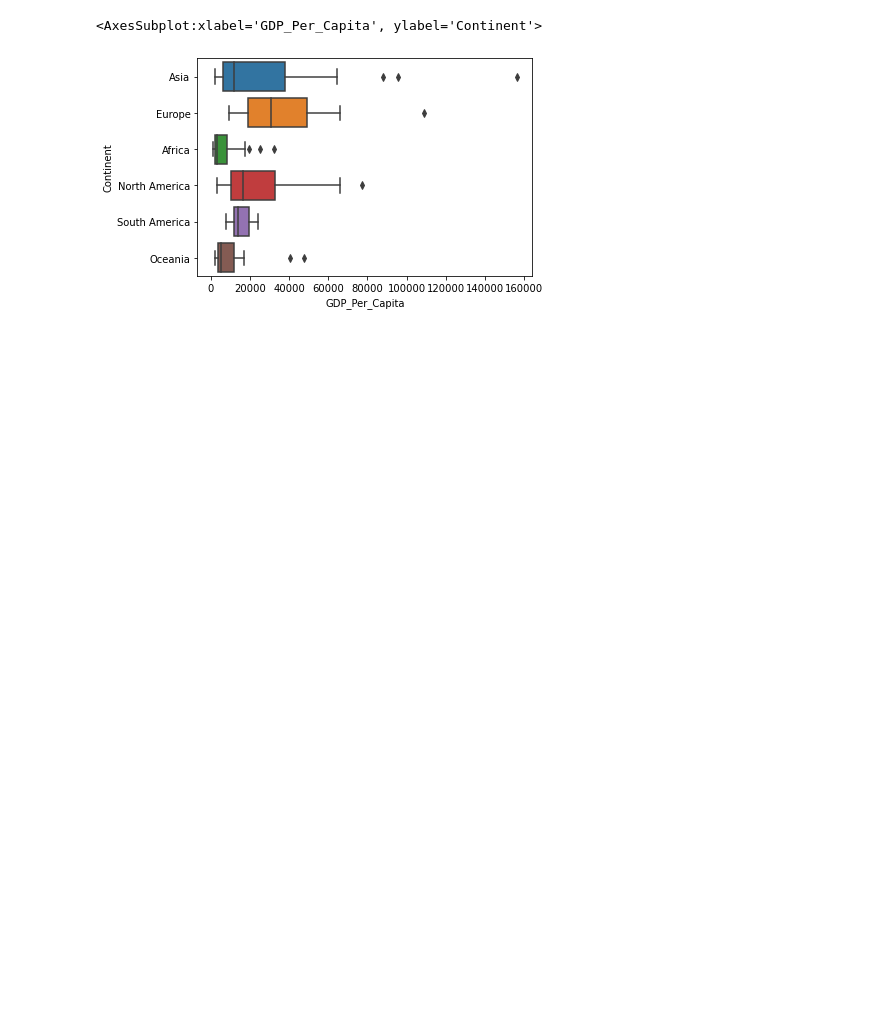
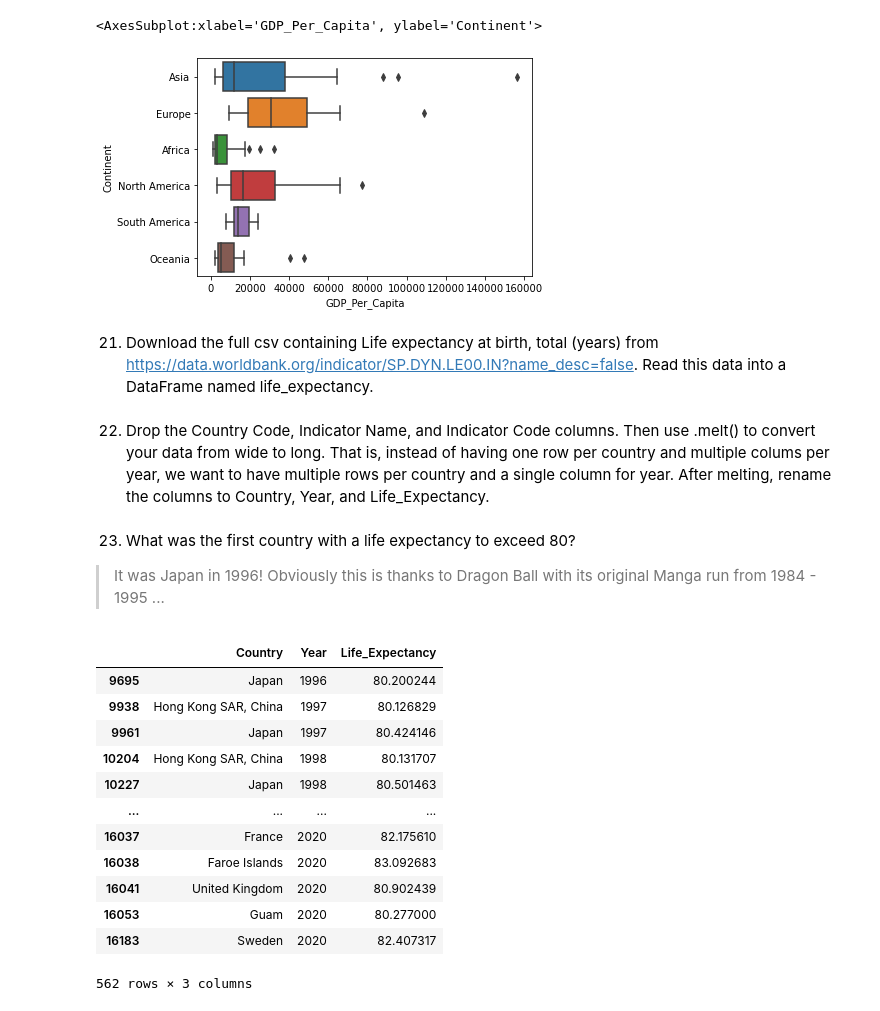
Before and after one commit to tomoumer/un_data_question-tomoumer, a Jupyter notebook: notebooks/UN_Data_Exploration.ipynb, the cells around one changed output. Saved outputs shown, nothing was run; the diff lists cells and outputs as text; code cells hidden in the pictures; blank space fills up the shorter version.

```diff
--- a/notebooks/UN_Data_Exploration.ipynb
+++ b/notebooks/UN_Data_Exploration.ipynb
@@ -239,3 +240,53 @@ sns.boxplot(data=gdp_2014, x='GDP_Per_Capita', y='Continent')
 # %% [output]
 <AxesSubplot:xlabel='GDP_Per_Capita', ylabel='Continent'>
 [figure]
+# %% [markdown]
+21. Download the full csv containing Life expectancy at birth, total (years) from https://data.worldbank.org/indicator/SP.DYN.LE00.IN?name_desc=false. Read this data into a DataFrame named life_expectancy.
+# %%
+life_expectancy = pd.read_csv('../data/life_expectancy.csv', skiprows=4)
+# %% [markdown]
+22. Drop the Country Code, Indicator Name, and Indicator Code columns. Then use .melt() to convert your data from wide to long. That is, instead of having one row per country and multiple colums per year, we want to have multiple rows per country and a single column for year. After melting, rename the columns to Country, Year, and Life_Expectancy.
+# %%
+# personal note, an alternative to drop instead of using (label, axis=1), can use columns = label
+# also dropping 2021 which is an empty column and another empty one
+# melting on the variable "Country Name" (that one is the fixed)
+# finally renaming
+life_expectancy = (
+    life_expectancy
+    .drop(
+        columns =[
+            'Country Code',
+            'Indicator Name',
+            'Indicator Code',
+            '2021',
+            'Unnamed: 66'])
+    .melt(id_vars='Country Name')
+    .rename(
+        columns = {
+            'Country Name' : 'Country',
+            'variable' : 'Year',
+            'value' : 'Life_Expectancy'})
+)
+# %% [markdown]
+23. What was the first country with a life expectancy to exceed 80?
+
+> It was Japan in 1996! Obviously this is thanks to Dragon Ball with its original Manga run from 1984 - 1995 ...
+# %%
+(life_expectancy
+    .loc[life_expectancy['Life_Expectancy'] >= 80]
+    .sort_values('Year')
+)
+# %% [output]
+|  | Country | Year | Life_Expectancy |
+| 9695 | Japan | 1996 | 80.200244 |
+| 9938 | Hong Kong SAR, China | 1997 | 80.126829 |
+| 9961 | Japan | 1997 | 80.424146 |
+| 10204 | Hong Kong SAR, China | 1998 | 80.131707 |
+| 10227 | Japan | 1998 | 80.501463 |
+| ... | ... | ... | ... |
+| 16037 | France | 2020 | 82.175610 |
+| 16038 | Faroe Islands | 2020 | 83.092683 |
+| 16041 | United Kingdom | 2020 | 80.902439 |
+| 16053 | Guam | 2020 | 80.277000 |
+| 16183 | Sweden | 2020 | 82.407317 |
+562 rows × 3 columns
```
Also changed, not shown: parts of 9 cells of this notebook.
